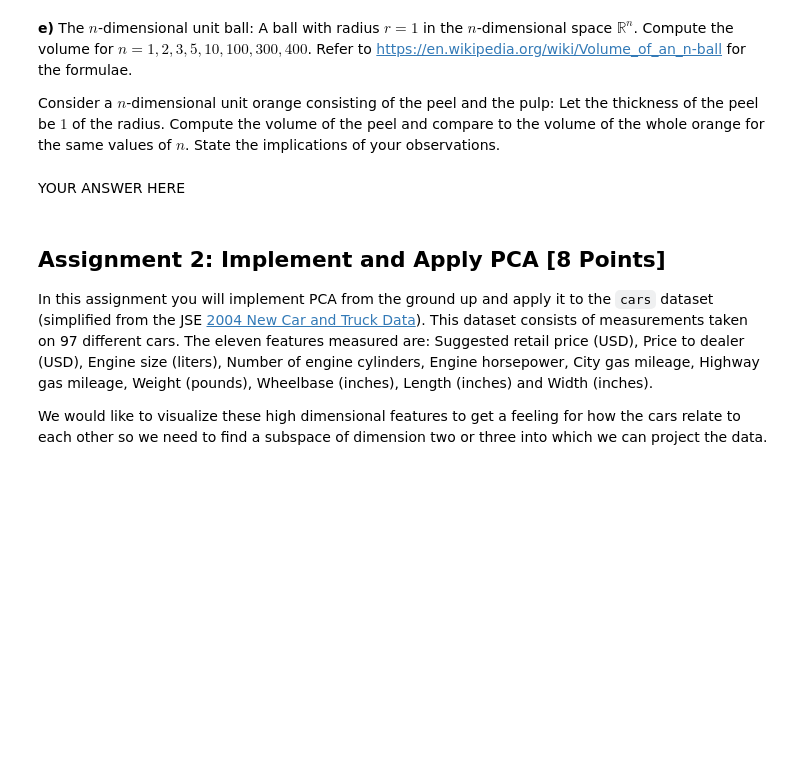
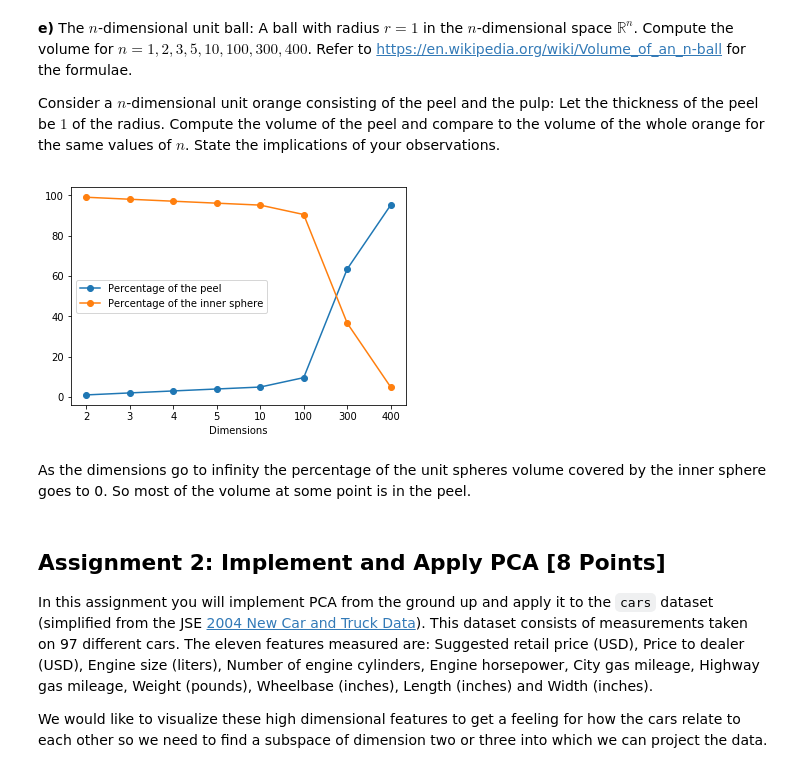
Before and after one commit to malexandrovs/MLCourse, a Jupyter notebook: hw5/sheet05.ipynb, the cells around one changed output. Drawn from its saved outputs; the diff is of its cells as text; code cells hidden in the pictures; blank space fills up the shorter version.

```diff
--- a/hw5/sheet05.ipynb
+++ b/hw5/sheet05.ipynb
@@ -84,24 +98,34 @@ Consider a $n$-dimensional unit orange consisting of the peel and the pulp: Let
 # %%
 from scipy.special import gamma
 import pandas as pd
 from matplotlib import pyplot as plt
 def n_ball_vol(r, dim):
     vol = np.divide(np.pi**(np.divide(dim, 2)), gamma(np.divide(dim,2)+1))*(r**dim)
     return vol
 
 r = 1
 dims = [1, 2, 3, 4, 5, 10, 100, 300, 400]
 
 df = pd.DataFrame()
 df['Dimensions'] = dims
 df['Outer Sphere'] = [n_ball_vol(r, dim) for dim in df['Dimensions']]
-df['Inner Sphere'] = np.array([n_ball_vol(r*0.1, dim) for dim in df['Dimensions']])
+df['Inner Sphere'] = np.array([n_ball_vol(r*0.99, dim) for dim in df['Dimensions']])
 df['Peel'] = df['Outer Sphere'] - df['Inner Sphere']
+df['PeelPerc'] = 100 * df['Peel'] / df['Outer Sphere']
+df['InnerPerc'] = 100 * df['Inner Sphere'] / df['Outer Sphere']
+
 #                           np.array([n_ball_vol(r, dim) for dim in df['Dimensions']]) - np.array([n_ball_vol(r*0.1, dim) for dim in df['Dimensions']])
 fig, ax = plt.subplots()
-ax.plot()
+ax.plot(df['PeelPerc'], 'o-', label='Percentage of the peel')
+ax.plot(df['InnerPerc'], 'o-', label='Percentage of the inner sphere')
+ax.set_xlabel('Dimensions')
+ax.set_xticklabels([1,2,3,4,5,10,100,300,400])
+ax.legend()
+plt.show()
+# %% [output]
+[figure, added]
-# %% [markdown]
-YOUR ANSWER HERE
+# %% [markdown]
+As the dimensions go to infinity the percentage of the unit spheres volume covered by the inner sphere goes to 0. So most of the volume at some point is in the peel.
 # %% [markdown]
 ## Assignment 2: Implement and Apply PCA [8 Points]
 
```
Also changed, not shown: parts of 1 cell of this notebook.
